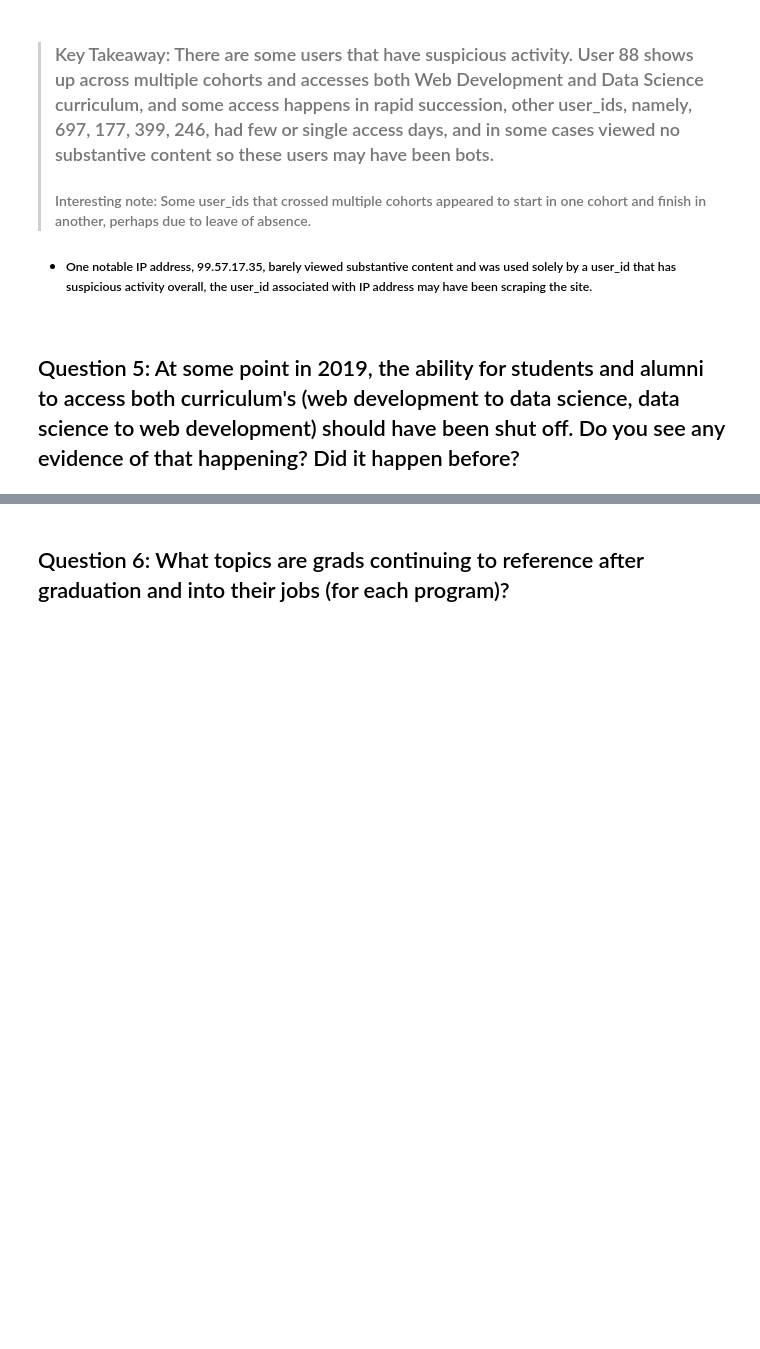
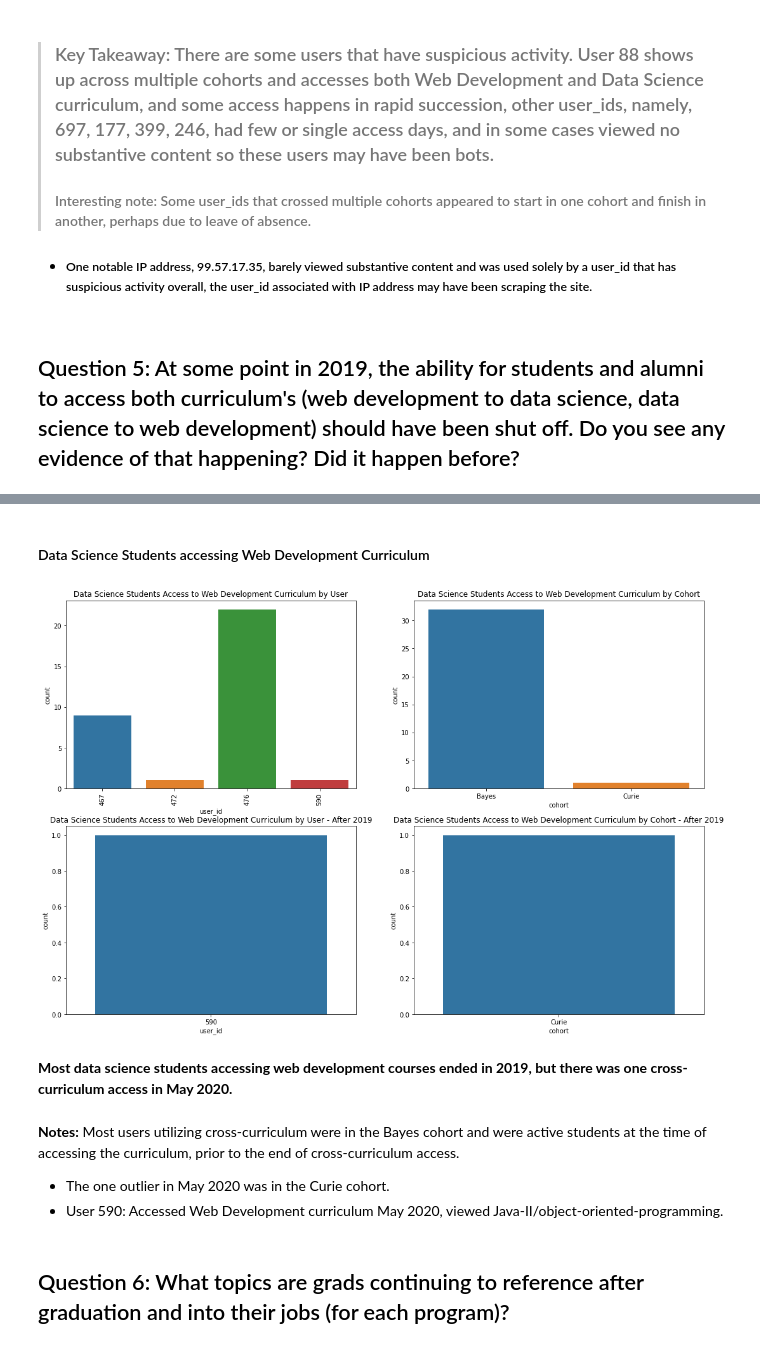
Before and after one commit to miller-cerna-laskowski-morris-eyring/anomaly-group-project, a Jupyter notebook: Final.ipynb, the cells around one changed output, grey strips where cells are left out. Cells and saved outputs as stored; diff of their text form; code cells hidden in the pictures; blank space fills up the shorter version.

```diff
--- a/Final.ipynb
+++ b/Final.ipynb
@@ -428,3 +518,32 @@ full_df.loc[full_df['ip'] == '99.57.17.35']
+# %% [markdown]
+#### Data Science Students accessing Web Development Curriculum
+# %%
+plt.figure(figsize = (18, 12))
+plt.subplot(221)
+sns.countplot(data=ds_to_wd_access_df, x=ds_to_wd_access_df.user_id)
+plt.title('Data Science Students Access to Web Development Curriculum by User')
+plt.xticks(rotation=90)
+
+plt.subplot(222)
+sns.countplot(data=ds_to_wd_access_df, x=ds_to_wd_access_df.cohort)
+plt.title('Data Science Students Access to Web Development Curriculum by Cohort')
+
+plt.subplot(223)
+sns.countplot(data=ds_after_2019, x=ds_after_2019.user_id)
+plt.title('Data Science Students Access to Web Development Curriculum by User - After 2019')
+
+plt.subplot(224)
+sns.countplot(data=ds_after_2019, x=ds_after_2019.cohort)
+plt.title('Data Science Students Access to Web Development Curriculum by Cohort - After 2019')
+plt.show()
+# %% [output]
+[figure, added]
+# %% [markdown]
+**Most data science students accessing web development courses ended in 2019, but there was one cross-curriculum access in May 2020.**
+# %% [markdown]
+**Notes:** Most users utilizing cross-curriculum were in the Bayes cohort and were active students at the time of accessing the curriculum, prior to the end of cross-curriculum access.
+- The one outlier in May 2020 was in the Curie cohort.
+- User 590: Accessed Web Development curriculum May 2020, viewed Java-II/object-oriented-programming.
 # %% [markdown]
 ## Question 6: What topics are grads continuing to reference after graduation and into their jobs (for each program)?
 # %%
```
Also changed, not shown: parts of 19 cells of this notebook.
